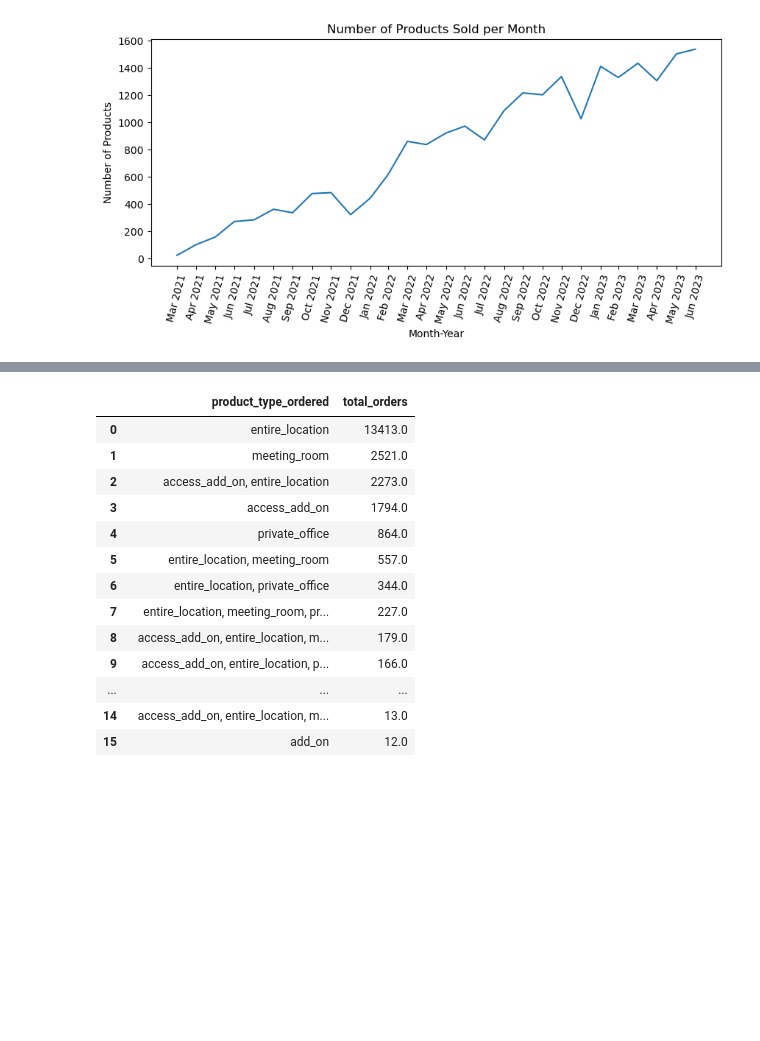
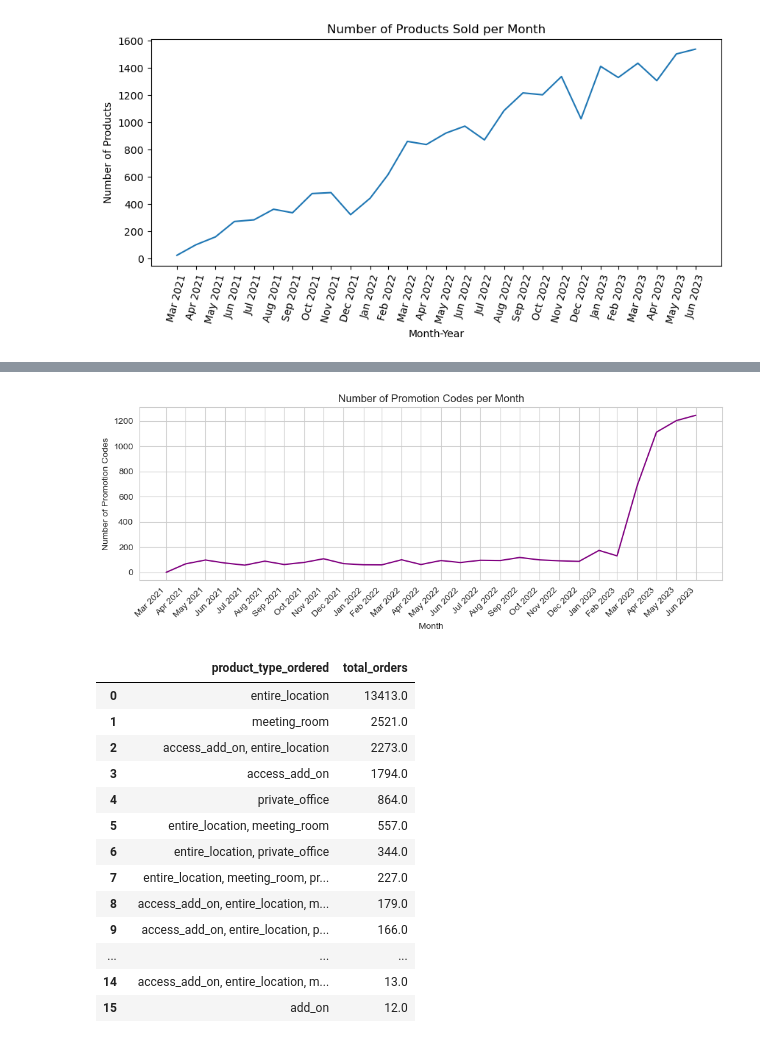
Before and after one commit to talnmizrachi/flexspace_proj, a Jupyter notebook: Flexspace_Customer_Analysis.ipynb, the cells around one changed output, grey strips where cells are left out. Drawn from its saved outputs; the diff is of its cells as text; code cells hidden in the pictures; blank space fills up the shorter version.

```diff
--- a/Flexspace_Customer_Analysis.ipynb
+++ b/Flexspace_Customer_Analysis.ipynb
@@ -738,3 +797,21 @@ plt.show()
+# %%
+#Promo codes over time
+
+promo_over_time_df = filtered_df.resample('M', on='date').promotion_code.count()
+promo_over_time_df = promo_over_time_df.reset_index()
+promo_over_time_df.columns = ['Month', 'number_of_promo_code']
+plt.figure(figsize=(10, 4))
+sns.lineplot(x=promo_over_time_df['Month'], y=promo_over_time_df['number_of_promo_code'], color = 'Purple')
+
+# Set the chart title and axis labels
+plt.title('Number of Promotion Codes per Month')
+plt.xlabel('Month')
+plt.ylabel('Number of Promotion Codes')
+plt.xticks(promo_over_time_df['Month'], promo_over_time_df['Month'].dt.strftime('%b %Y'), rotation=45, ha='right')
+plt.tight_layout()
+plt.show()
+# %% [output]
+[figure, added]
 # %%
 #top products by orders placed
 
```
Also changed, not shown: parts of 30 cells of this notebook.
